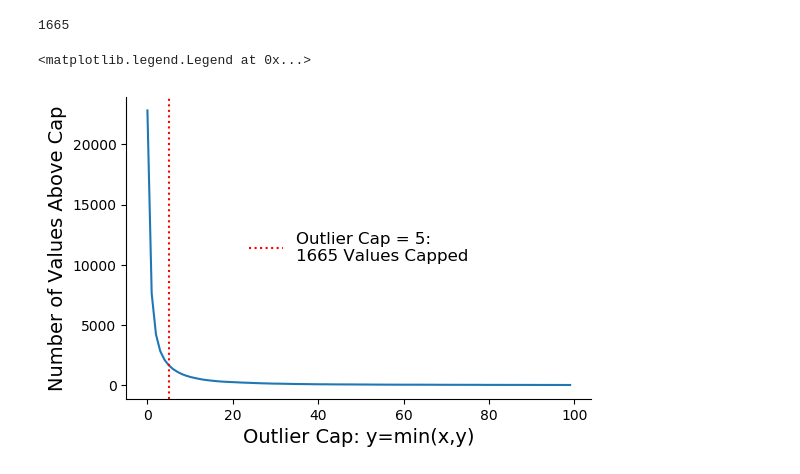
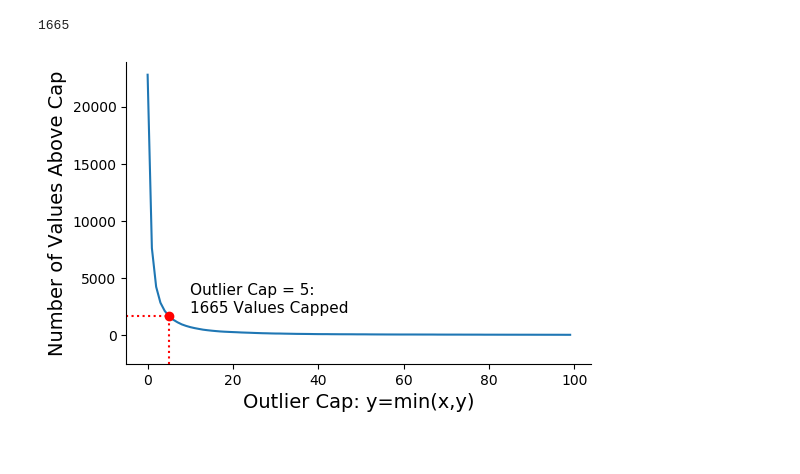
Before and after one commit to akrhea/covid-foot-traffic, a Jupyter notebook: baseline.ipynb, the cells around one changed output. Saved outputs shown, nothing was run; the diff lists cells and outputs as text; code cells hidden in the pictures.

Commit message:
beautify cap plot

```diff
--- a/baseline.ipynb
+++ b/baseline.ipynb
@@ -297,14 +297,24 @@ np.sum(data_full['target']>5)
 # %% [output]
 1665
 # %%
+from matplotlib import collections  as mc
+
 fig, ax = plt.subplots(1,1, figsize=(6, 4), dpi=100)
 ax.plot(np.arange(int(data_full.target.max())+1)[:100], outliers[:100])
-ax.axvline(5, color='red', linestyle='dotted', label='Outlier Cap = 5:\n1665 Values Capped')
+plt.ylim(bottom=-2500)
+plt.xlim(left=-5)
+ax.plot(5,1665,'ro')
+ax.vlines(x=5, ymin=-2500, ymax=1665, linestyle='dotted', color='red')
+ax.hlines(y=1665, xmin=-5, xmax=5, linestyle='dotted', color='red',
+          label='Outlier Cap = 5:\n1665 Values Capped')
+
 ax.set_xlabel('Outlier Cap: y=min(x,y)', fontsize=14)
 ax.set_ylabel('Number of Values Above Cap', fontsize=14)
 ax.spines['right'].set_visible(False)
 ax.spines['top'].set_visible(False)
-ax.legend(loc='center', frameon=False, fontsize=12)
+
+#plt.legend(loc='center', fontsize=12, frameon=False, bbox_to_anchor=(0.3, 0.3), handlelength=1)
+ax.text(x=10, y=2000, s='Outlier Cap = 5:\n1665 Values Capped', fontsize=11)
+plt.show()
 # %% [output]
-<matplotlib.legend.Legend at 0x...>
-[figure, old version]
+[figure, new version]
```
